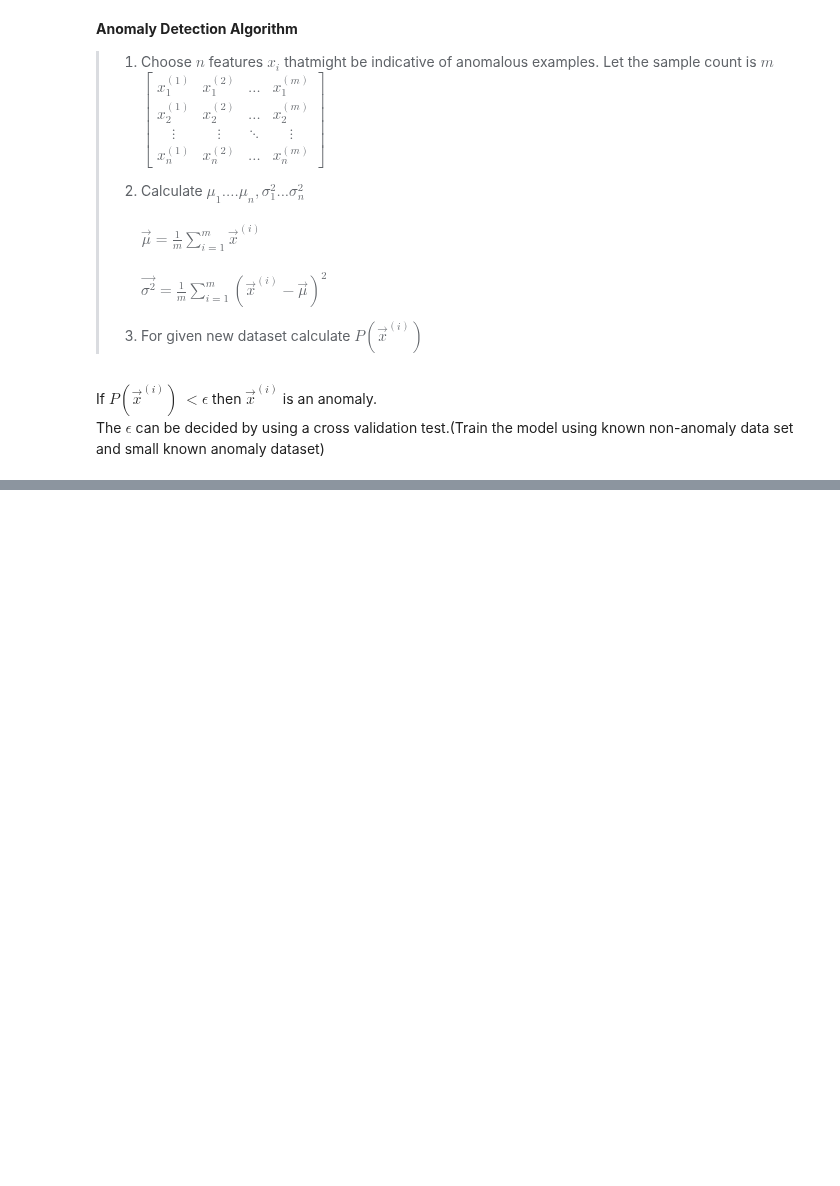
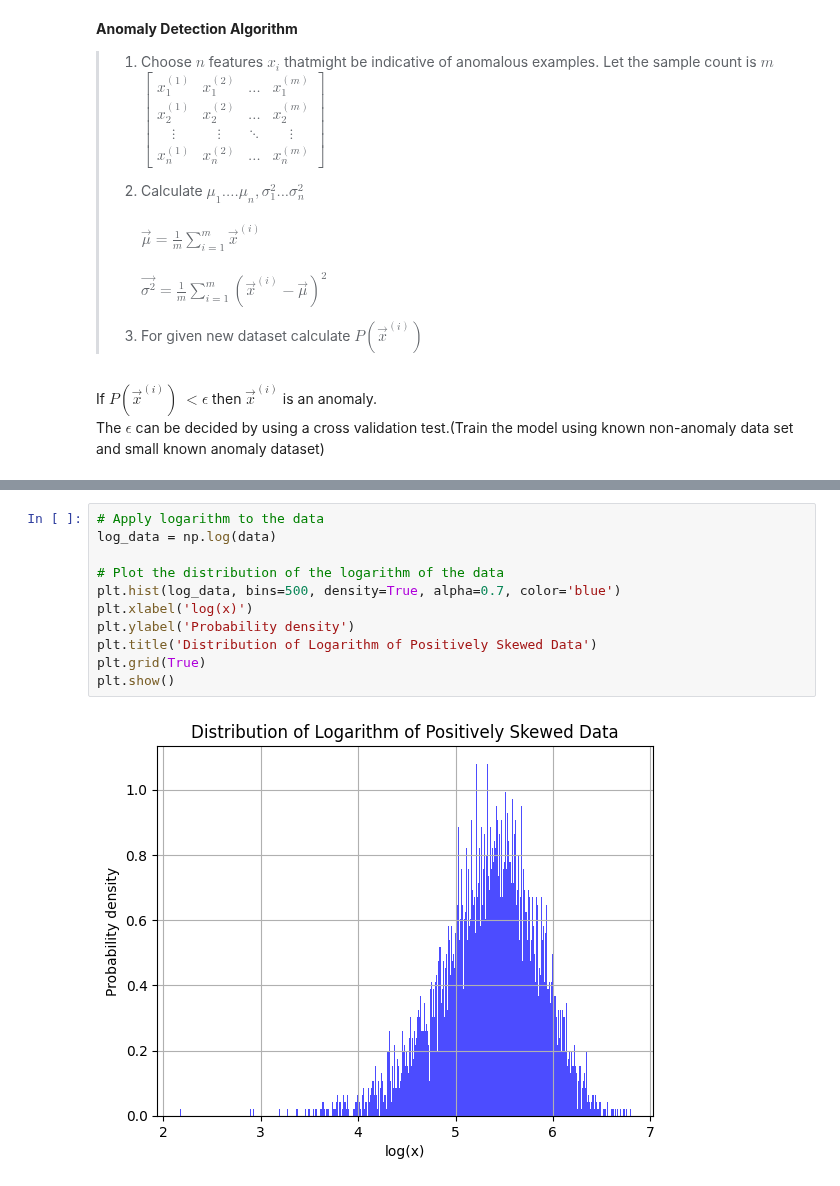
Before and after one commit to PandukaBandara99/ML-Books, a Jupyter notebook: 1 Macine Learning Specialization.ipynb, the cells around one changed output, grey strips where cells are left out. Cells and saved outputs as stored; diff of their text form; blank space fills up the shorter version.

```diff
--- a/1 Macine Learning Specialization.ipynb
+++ b/1 Macine Learning Specialization.ipynb
@@ -1511,0 +1557,13 @@ The $\epsilon$ can be decided by using a cross validation test.(Train the model
+# %%
+# Apply logarithm to the data
+log_data = np.log(data)
+
+# Plot the distribution of the logarithm of the data
+plt.hist(log_data, bins=500, density=True, alpha=0.7, color='blue')
+plt.xlabel('log(x)')
+plt.ylabel('Probability density')
+plt.title('Distribution of Logarithm of Positively Skewed Data')
+plt.grid(True)
+plt.show()
+# %% [output]
+[figure, added]
```
Also changed, not shown: parts of 5 cells of this notebook.
